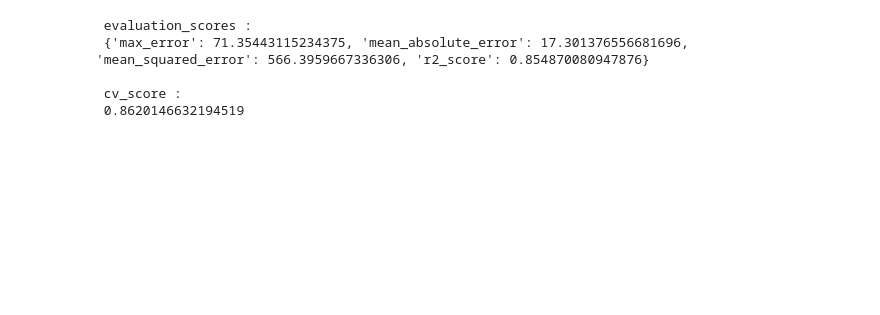
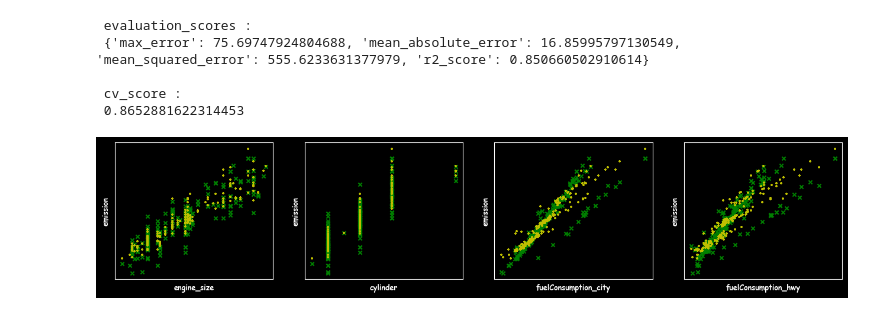
Before and after one commit to moaryani75/ml_projects, a Jupyter notebook: ml_reg.ipynb, the cells around one changed output. Saved outputs shown, nothing was run; the diff lists cells and outputs as text; code cells hidden in the pictures; blank space fills up the shorter version.

```diff
--- a/ml_reg.ipynb
+++ b/ml_reg.ipynb
@@ -106,29 +112,32 @@ print(' cv_score :',
 # %%
 # ridge_regression_model
 # ----------------------
-ridge =Ridge(alpha=2)
+ridge =Ridge()
 # training
 ridge.fit(x_train ,y_train)
 # prediction
 coefs =ridge.coef_
 intercept =ridge.intercept_
-Y_test_ridge =((x_test[:,0] *coefs[0 ,0]) + (x_test[:,1] *coefs[0 ,1]) + (x_test[:,2] *coefs[0 ,2]) + (x_test[:,3] *coefs[0 ,3]) + (x_test[:,4] *coefs[0 ,4]) + intercept).reshape(-1,1)
+Y_test_ridge =((x_test[:,0] *coefs[0 ,0]) + (x_test[:,1] *coefs[0 ,1]) + (x_test[:,2] *coefs[0 ,2]) + (x_test[:,3] *coefs[0 ,3]) + intercept).reshape(-1,1)
 # evaluation_scores
 print(' evaluation_scores :',
     '\n',
     eva_scores(y_test,Y_test_ridge),
     '\n')
 # cross_validation_score
 print(' cv_score :',
     '\n',
     cv_score(ridge),
     '\n')
+# evaluation_plot
+eva_plot(Y_test_ridge)
 # %% [output]
  evaluation_scores :
- {'max_error': 71.35443115234375, 'mean_absolute_error': 17.301376556681696, 'mean_squared_error': 566.3959667336306, 'r2_score': 0.854870080947876}
+ {'max_error': 75.69747924804688, 'mean_absolute_error': 16.85995797130549, 'mean_squared_error': 555.6233631377979, 'r2_score': 0.850660502910614}
 
  cv_score :
- 0.8620146632194519
+ 0.8652881622314453
+[figure, added]
 # %%
 # lasso_model
 # -----------
```
Also changed, not shown: parts of 5 cells of this notebook, 2 other files.
